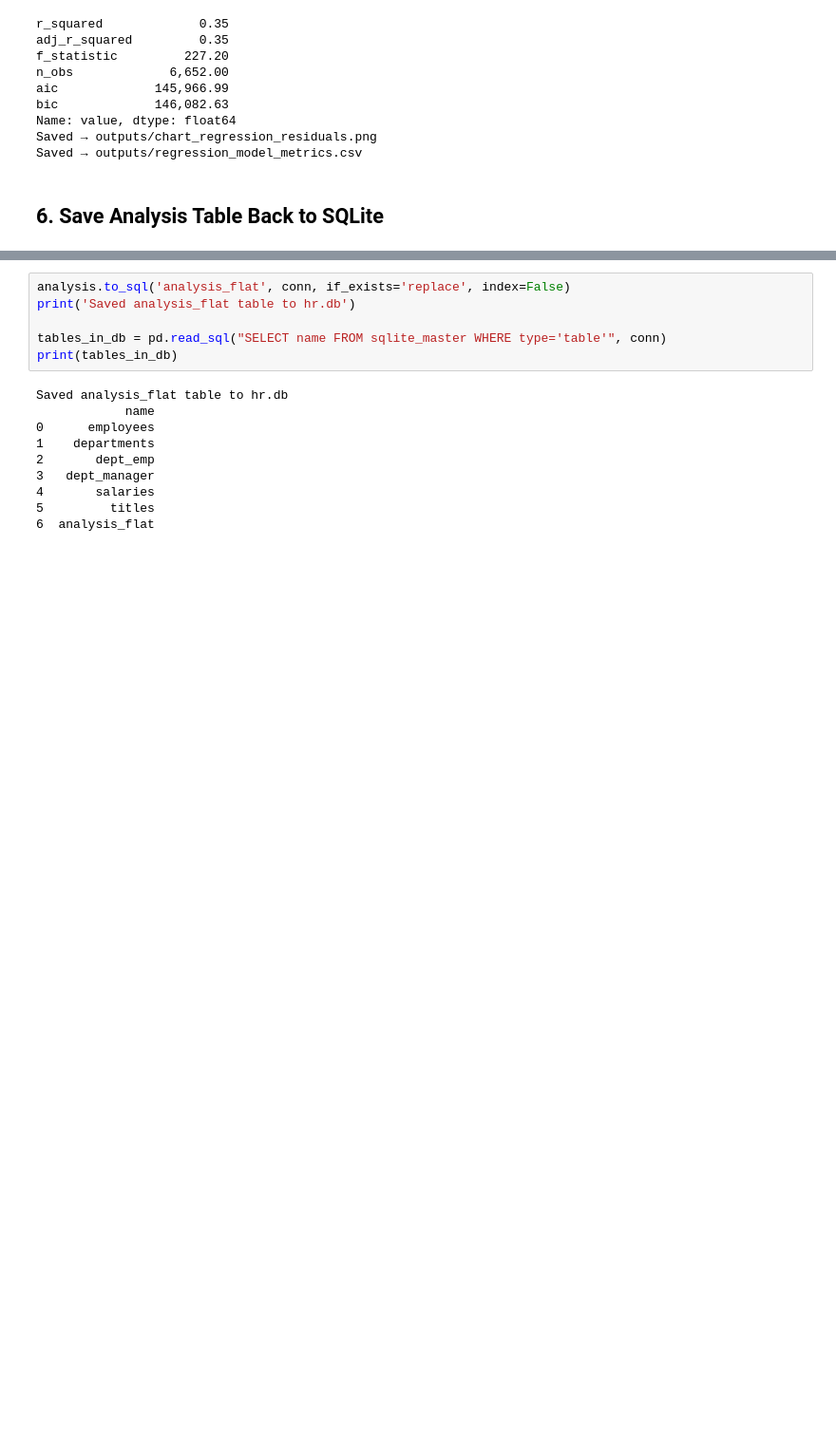
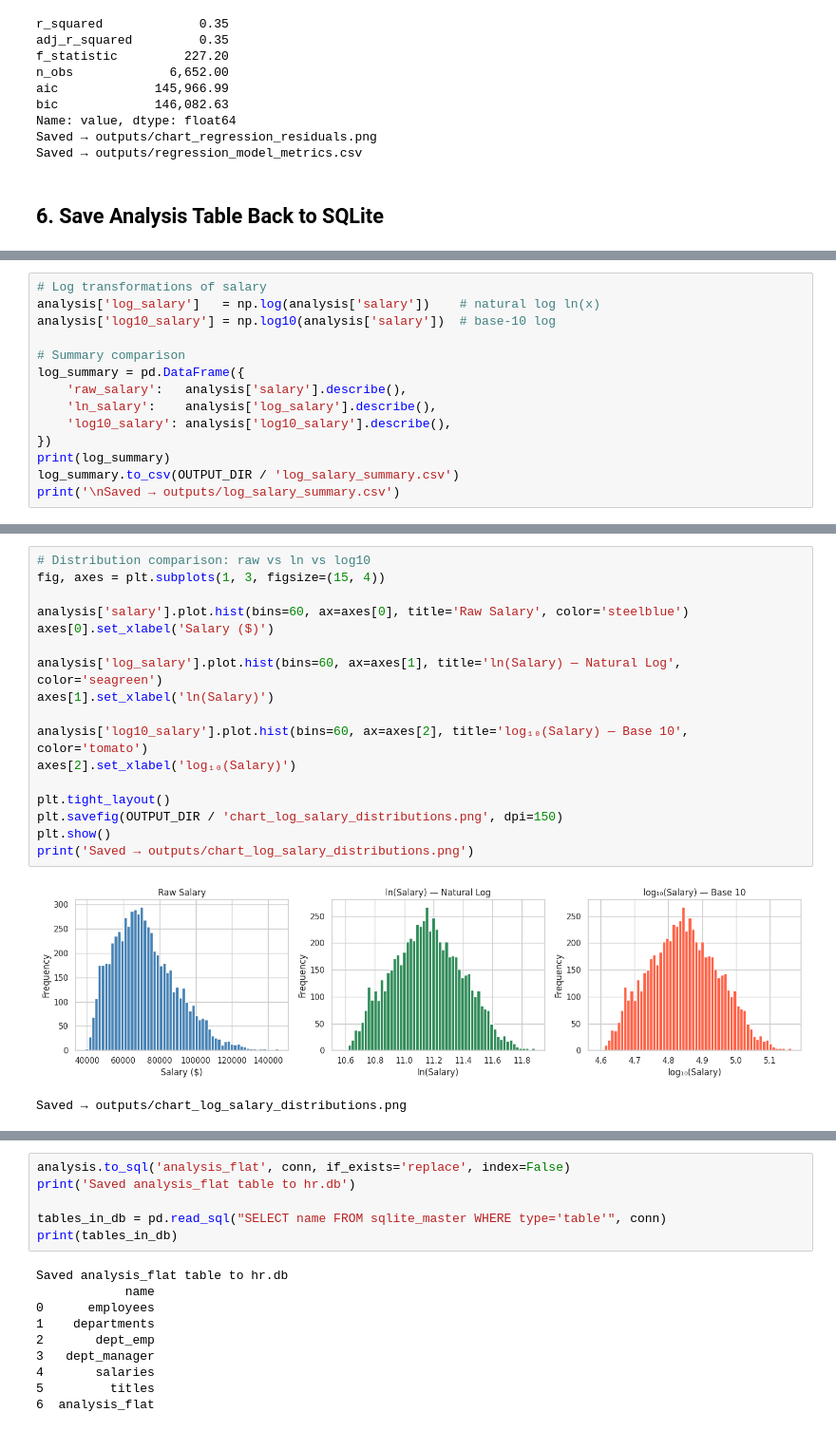
Before and after one commit to jdstigma/HR-ETL-Analysis, a Jupyter notebook: dataset/hr_analysis_executed.ipynb, the cells around one changed output, grey strips where cells are left out. Shown at 95% size. Saved outputs shown, nothing was run; the diff lists cells and outputs as text; blank space fills up the shorter version.

Commit message:
ci: update executed notebook, outputs, and query results [skip ci]

```diff
--- a/dataset/hr_analysis_executed.ipynb
+++ b/dataset/hr_analysis_executed.ipynb
@@ -464,0 +467,14 @@ Saved → outputs/regression_model_metrics.csv
+# %%
+# Log transformations of salary
+analysis['log_salary']   = np.log(analysis['salary'])    # natural log ln(x)
+analysis['log10_salary'] = np.log10(analysis['salary'])  # base-10 log
+
+# Summary comparison
+log_summary = pd.DataFrame({
+    'raw_salary':   analysis['salary'].describe(),
+    'ln_salary':    analysis['log_salary'].describe(),
+    'log10_salary': analysis['log10_salary'].describe(),
+})
+print(log_summary)
+log_summary.to_csv(OUTPUT_DIR / 'log_salary_summary.csv')
+print('\nSaved → outputs/log_salary_summary.csv')
@@ -464,0 +493,20 @@ Saved → outputs/regression_model_metrics.csv
+# %%
+# Distribution comparison: raw vs ln vs log10
+fig, axes = plt.subplots(1, 3, figsize=(15, 4))
+
+analysis['salary'].plot.hist(bins=60, ax=axes[0], title='Raw Salary', color='steelblue')
+axes[0].set_xlabel('Salary ($)')
+
+analysis['log_salary'].plot.hist(bins=60, ax=axes[1], title='ln(Salary) — Natural Log', color='seagreen')
+axes[1].set_xlabel('ln(Salary)')
+
+analysis['log10_salary'].plot.hist(bins=60, ax=axes[2], title='log₁₀(Salary) — Base 10', color='tomato')
+axes[2].set_xlabel('log₁₀(Salary)')
+
+plt.tight_layout()
+plt.savefig(OUTPUT_DIR / 'chart_log_salary_distributions.png', dpi=150)
+plt.show()
+print('Saved → outputs/chart_log_salary_distributions.png')
+# %% [output]
+[figure, added]
+Saved → outputs/chart_log_salary_distributions.png
```
Also changed, not shown: parts of 6 cells of this notebook, 6 other files.
